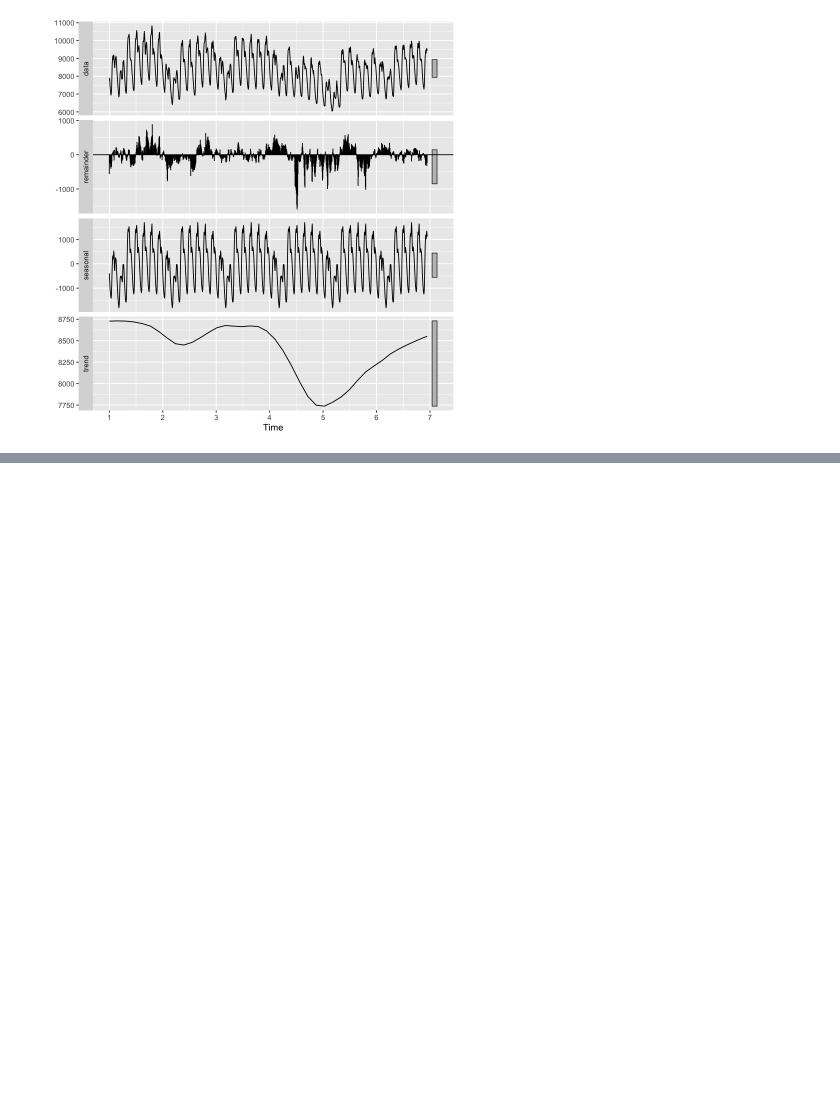
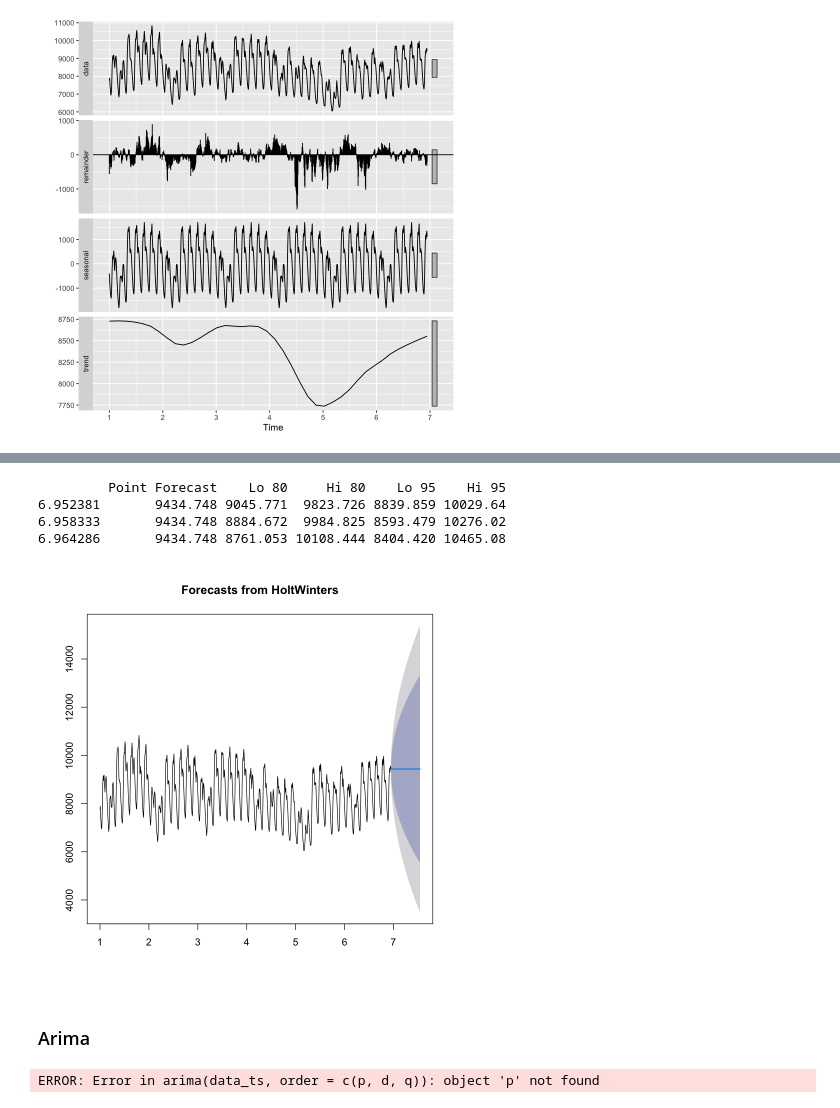
Before and after one commit to emmandecena/jpbook, a Jupyter notebook: book/docs/electricitymarkets/demand.ipynb, the cells around one changed output, grey strips where cells are left out. Cells and saved outputs as stored; diff of their text form; code cells hidden in the pictures; blank space fills up the shorter version.

```diff
--- a/book/docs/electricitymarkets/demand.ipynb
+++ b/book/docs/electricitymarkets/demand.ipynb
@@ -65,0 +68,2 @@ autoplot(stl(data_ts, s.window = "periodic", robust = TRUE))
+# %%
+fit = HoltWinters(data_ts, beta=FALSE, gamma=FALSE)
@@ -65,0 +90,20 @@ autoplot(stl(data_ts, s.window = "periodic", robust = TRUE))
+# %%
+forecast(fit, 3)
+plot(forecast(fit, 100))
+# %% [output]
+         Point Forecast    Lo 80     Hi 80    Lo 95    Hi 95
+6.952381       9434.748 9045.771  9823.726 8839.859 10029.64
+6.958333       9434.748 8884.672  9984.825 8593.479 10276.02
+6.964286       9434.748 8761.053 10108.444 8404.420 10465.08
+[figure, added]
+# %% [markdown]
+### Arima
+# %%
+fit = arima(data_ts, order=c(p, d, q))
+
+#accuracy(fit)
+
+forecast(fit, 5)
+plot(forecast(fit, 5))
+# %% [output]
+ERROR: Error in arima(data_ts, order = c(p, d, q)): object 'p' not found
```
Also changed, not shown: parts of 6 cells of this notebook, 21 other files.
